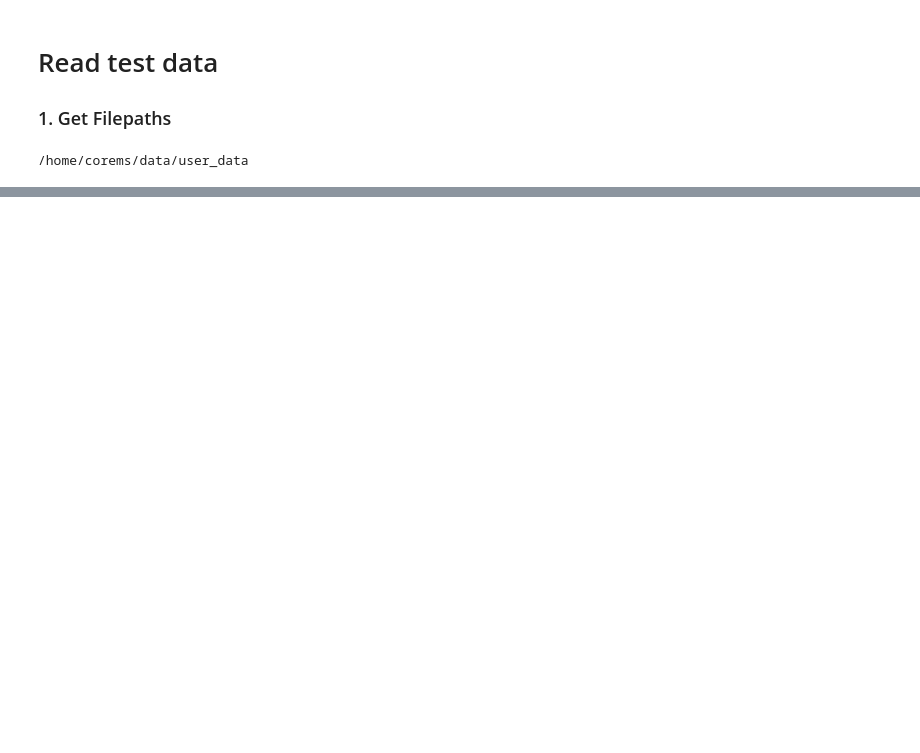
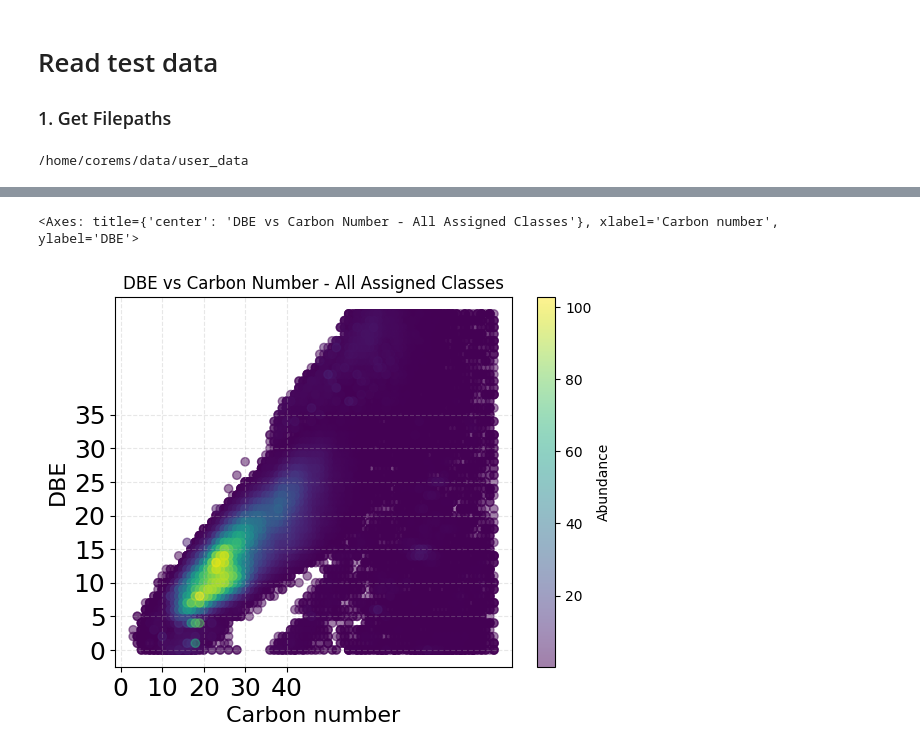
Before and after one commit to robertyoung3/CoreMS, a Jupyter notebook: notebooks/CoreMS_test_SRFA_sample.ipynb, the cells around one changed output, grey strips where cells are left out. Saved outputs shown, nothing was run; the diff lists cells and outputs as text; code cells hidden in the pictures; blank space fills up the shorter version.

```diff
--- a/notebooks/CoreMS_test_SRFA_sample.ipynb
+++ b/notebooks/CoreMS_test_SRFA_sample.ipynb
@@ -316,3 +157,8 @@ for mspeaks in mass_spectrum.sort_by_abundance()[:50]:
+# %%
+mass_spectrum_by_classes.plot_dbe_vs_carbon_number()
+# %% [output]
+<Axes: title={'center': 'DBE vs Carbon Number - All Assigned Classes'}, xlabel='Carbon number', ylabel='DBE'>
+[figure, added]
 # %%
 mass_spectrum_by_classes.get_classes()
 # %% [output]
```
Also changed, not shown: parts of 39 cells of this notebook, 2 other files.
